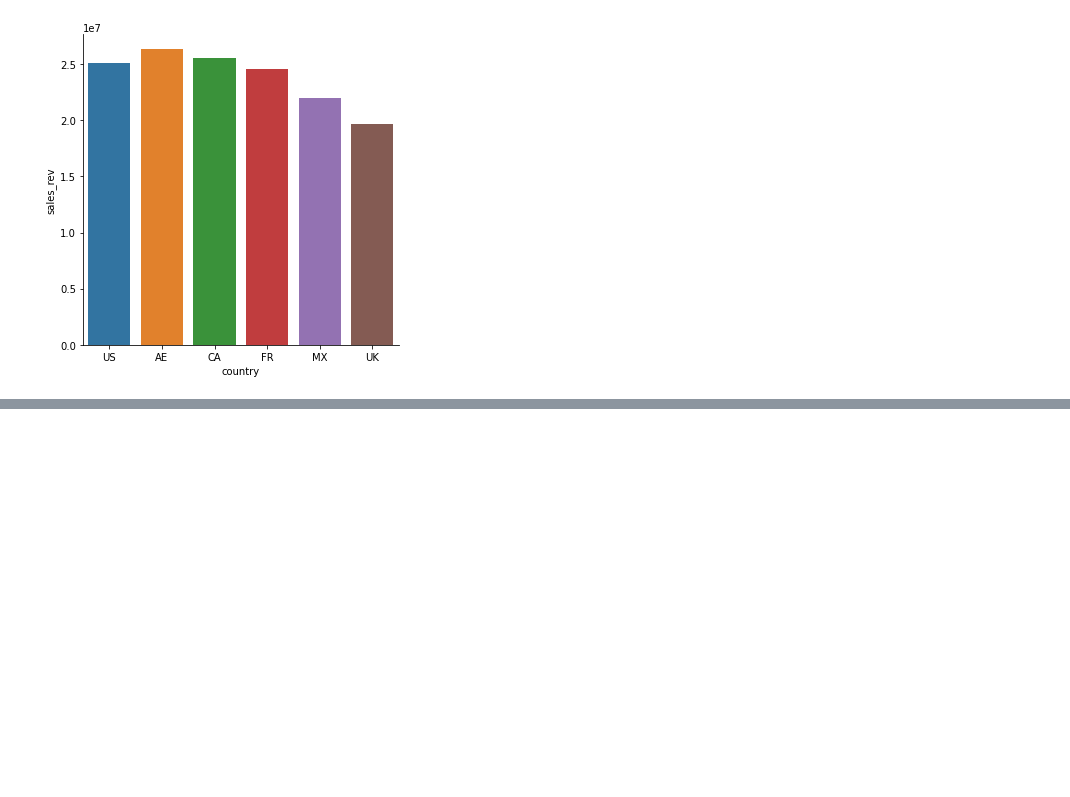
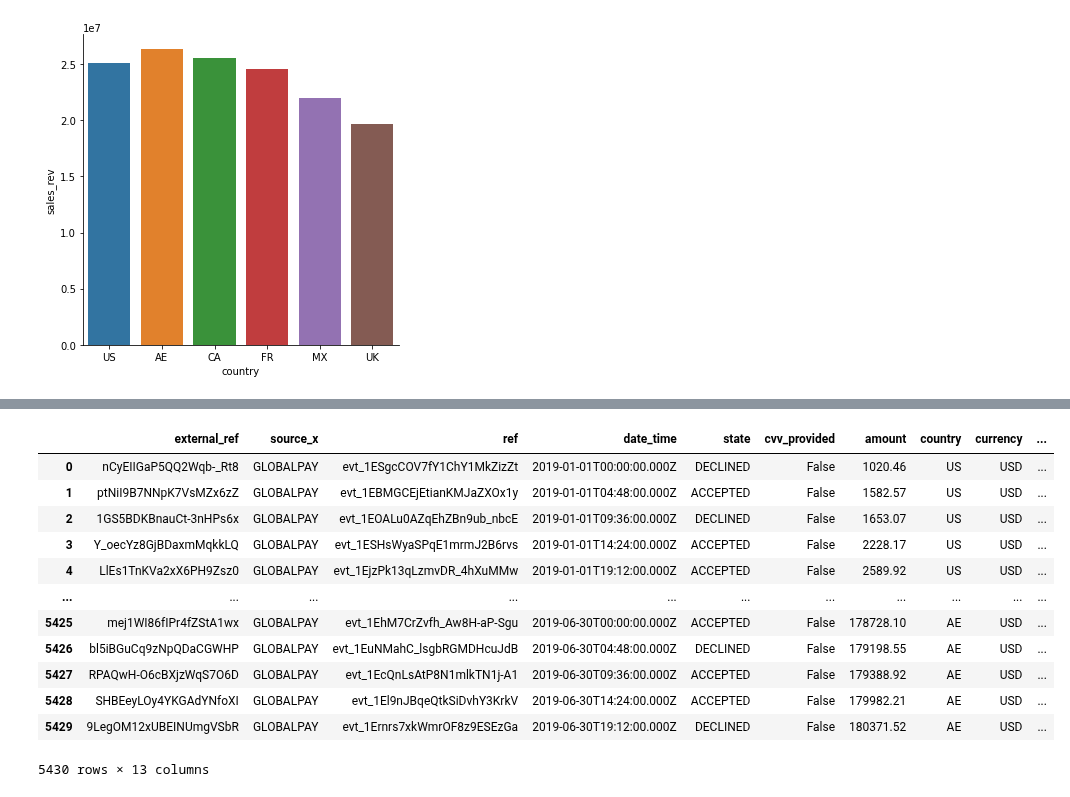
Before and after one commit to godwinnwalozie/Exploratory_Analysis_Pandas, a Jupyter notebook: Globepay/Globepay- Analysis.ipynb, the cells around one changed output, grey strips where cells are left out. Cells and saved outputs as stored; diff of their text form; code cells hidden in the pictures; blank space fills up the shorter version.

```diff
--- a/Globepay/Globepay- Analysis.ipynb
+++ b/Globepay/Globepay- Analysis.ipynb
@@ -167,0 +179,16 @@ sns.catplot(data = ctry , x = ctry.country , y = ctry.sales_rev , kind = 'bar');
+# %%
+merged_corr
+# %% [output]
+|  | external_ref | source_x | ref | date_time | state | cvv_provided | amount | country | currency | ... |
+| 0 | nCyEIIGaP5QQ2Wqb-_Rt8 | GLOBALPAY | evt_1ESgcCOV7fY1ChY1MkZizZt | 2019-01-01T00:00:00.000Z | DECLINED | False | 1020.46 | US | USD | ... |
+| 1 | ptNiI9B7NNpK7VsMZx6zZ | GLOBALPAY | evt_1EBMGCEjEtianKMJaZXOx1y | 2019-01-01T04:48:00.000Z | ACCEPTED | False | 1582.57 | US | USD | ... |
+| 2 | 1GS5BDKBnauCt-3nHPs6x | GLOBALPAY | evt_1EOALu0AZqEhZBn9ub_nbcE | 2019-01-01T09:36:00.000Z | DECLINED | False | 1653.07 | US | USD | ... |
+| 3 | Y_oecYz8GjBDaxmMqkkLQ | GLOBALPAY | evt_1ESHsWyaSPqE1mrmJ2B6rvs | 2019-01-01T14:24:00.000Z | ACCEPTED | False | 2228.17 | US | USD | ... |
+| 4 | LlEs1TnKVa2xX6PH9Zsz0 | GLOBALPAY | evt_1EjzPk13qLzmvDR_4hXuMMw | 2019-01-01T19:12:00.000Z | ACCEPTED | False | 2589.92 | US | USD | ... |
+| ... | ... | ... | ... | ... | ... | ... | ... | ... | ... | ... |
+| 5425 | mej1WI86fIPr4fZStA1wx | GLOBALPAY | evt_1EhM7CrZvfh_Aw8H-aP-Sgu | 2019-06-30T00:00:00.000Z | ACCEPTED | False | 178728.10 | AE | USD | ... |
+| 5426 | bl5iBGuCq9zNpQDaCGWHP | GLOBALPAY | evt_1EuNMahC_lsgbRGMDHcuJdB | 2019-06-30T04:48:00.000Z | DECLINED | False | 179198.55 | AE | USD | ... |
+| 5427 | RPAQwH-O6cBXjzWqS7O6D | GLOBALPAY | evt_1EcQnLsAtP8N1mlkTN1j-A1 | 2019-06-30T09:36:00.000Z | ACCEPTED | False | 179388.92 | AE | USD | ... |
+| 5428 | SHBEeyLOy4YKGAdYNfoXI | GLOBALPAY | evt_1El9nJBqeQtkSiDvhY3KrkV | 2019-06-30T14:24:00.000Z | ACCEPTED | False | 179982.21 | AE | USD | ... |
+| 5429 | 9LegOM12xUBEINUmgVSbR | GLOBALPAY | evt_1Ernrs7xkWmrOF8z9ESEzGa | 2019-06-30T19:12:00.000Z | DECLINED | False | 180371.52 | AE | USD | ... |
+5430 rows × 13 columns
```
Also changed, not shown: parts of 7 cells of this notebook.
